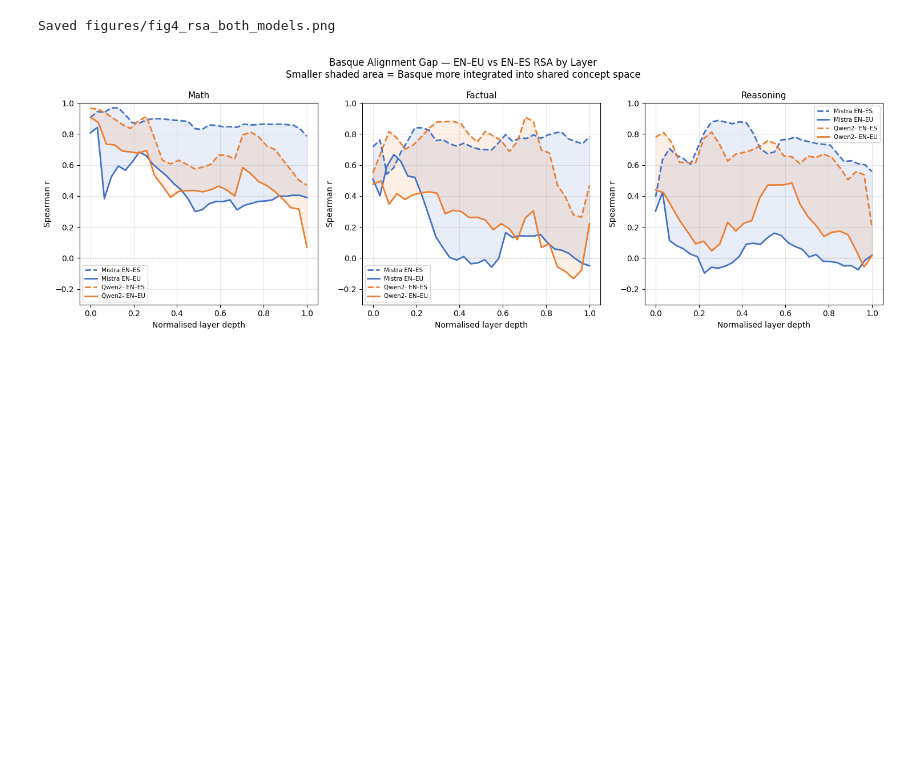
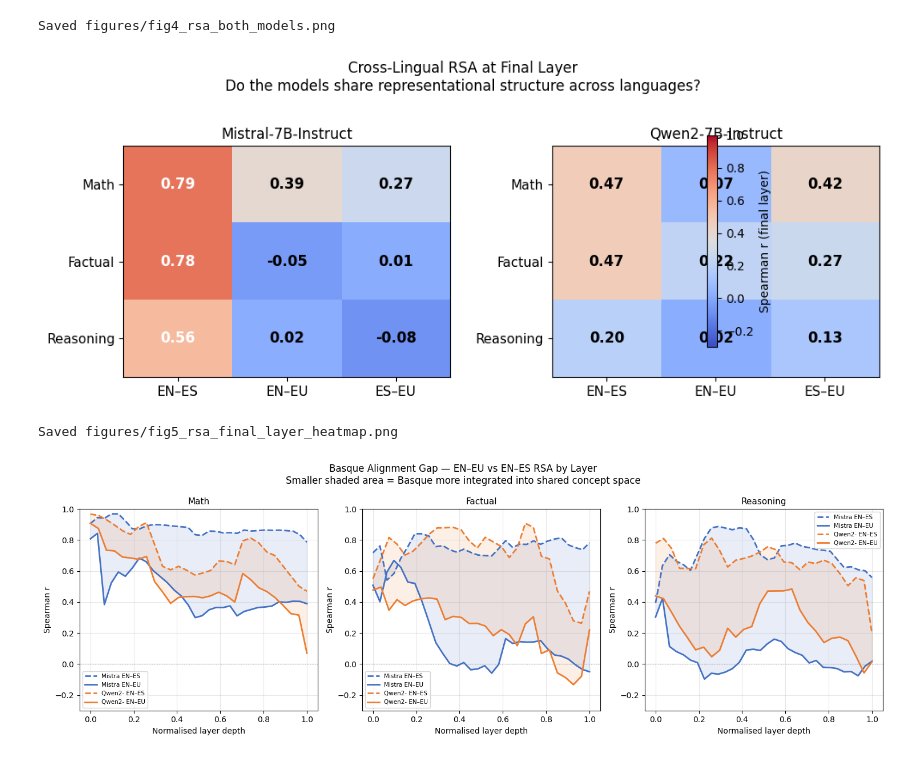
Before and after one commit to ka1ku/Cross-Lingual-Performance-in-LLMs, a Jupyter notebook: multilingual_analysis_large.ipynb, the cells around one changed output. Cells and saved outputs as stored; diff of their text form; code cells hidden in the pictures; blank space fills up the shorter version.

```diff
--- a/multilingual_analysis_large.ipynb
+++ b/multilingual_analysis_large.ipynb
@@ -299,25 +308,29 @@ Saved figures/fig4_rsa_both_models.png
 # %%
 # ── Figure 5: RSA final-layer heatmap ────────────────────────────────────────
 pair_labels = ["EN\u2013ES", "EN\u2013EU", "ES\u2013EU"]
 fig, axes = plt.subplots(1, 2, figsize=(10, 4))
 for ax, (rsa, m) in zip(axes, [(m_rsa, MODEL_MISTRAL), (q_rsa, MODEL_QWEN)]):
     data = np.array([[rsa[cat][pair][-1] for pair in LANG_PAIRS] for cat in CATEGORIES])
     im = ax.imshow(data, vmin=-0.3, vmax=1.0, cmap="coolwarm", aspect="auto")
     ax.set_xticks(range(3)); ax.set_xticklabels(pair_labels, fontsize=11)
     ax.set_yticks(range(3)); ax.set_yticklabels([c.capitalize() for c in CATEGORIES], fontsize=11)
     for i in range(3):
         for j in range(3):
             ax.text(j, i, f"{data[i,j]:.2f}", ha="center", va="center",
                     fontsize=12, fontweight="bold",
                     color="white" if abs(data[i, j]) > 0.5 else "black")
     ax.set_title(m["label"], fontsize=12)
+plt.colorbar(im, ax=axes, label="Spearman r (final layer)", shrink=0.8)
 plt.suptitle("Cross-Lingual RSA at Final Layer\n"
              "Do the models share representational structure across languages?",
              fontsize=12, y=1.02)
 plt.tight_layout()
 plt.savefig("figures/fig5_rsa_final_layer_heatmap.png", dpi=150, bbox_inches="tight")
 plt.show()
 print("Saved figures/fig5_rsa_final_layer_heatmap.png")
+# %% [output]
+[figure, added]
+Saved figures/fig5_rsa_final_layer_heatmap.png
 # %%
 # ── Figure 6: Basque alignment gap — EN-EU vs EN-ES per model ────────────────
 # Shaded region = the gap between how well each model aligns Basque vs Spanish
```
Also changed, not shown: parts of 1 cell of this notebook, 12 other files.
